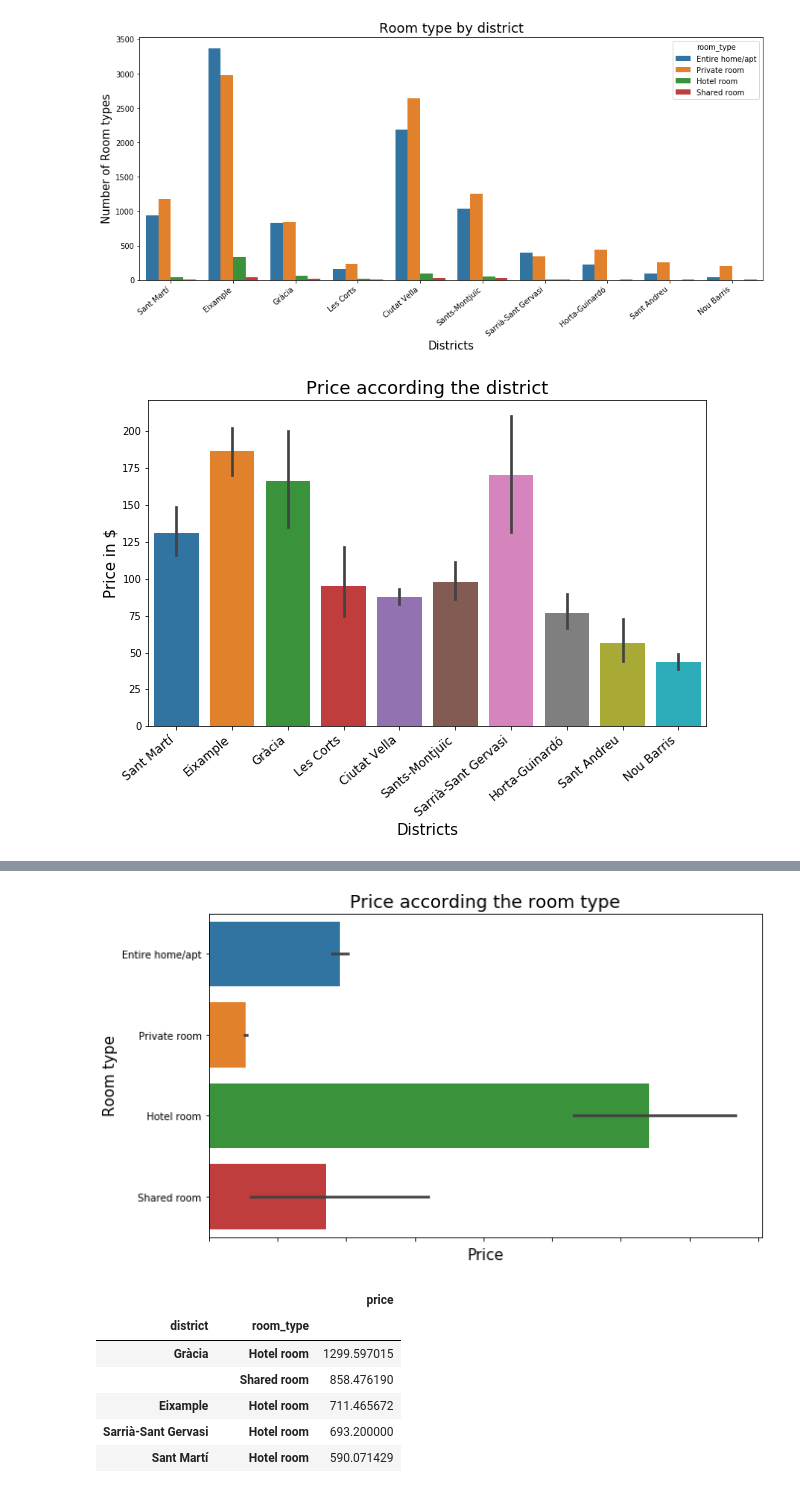
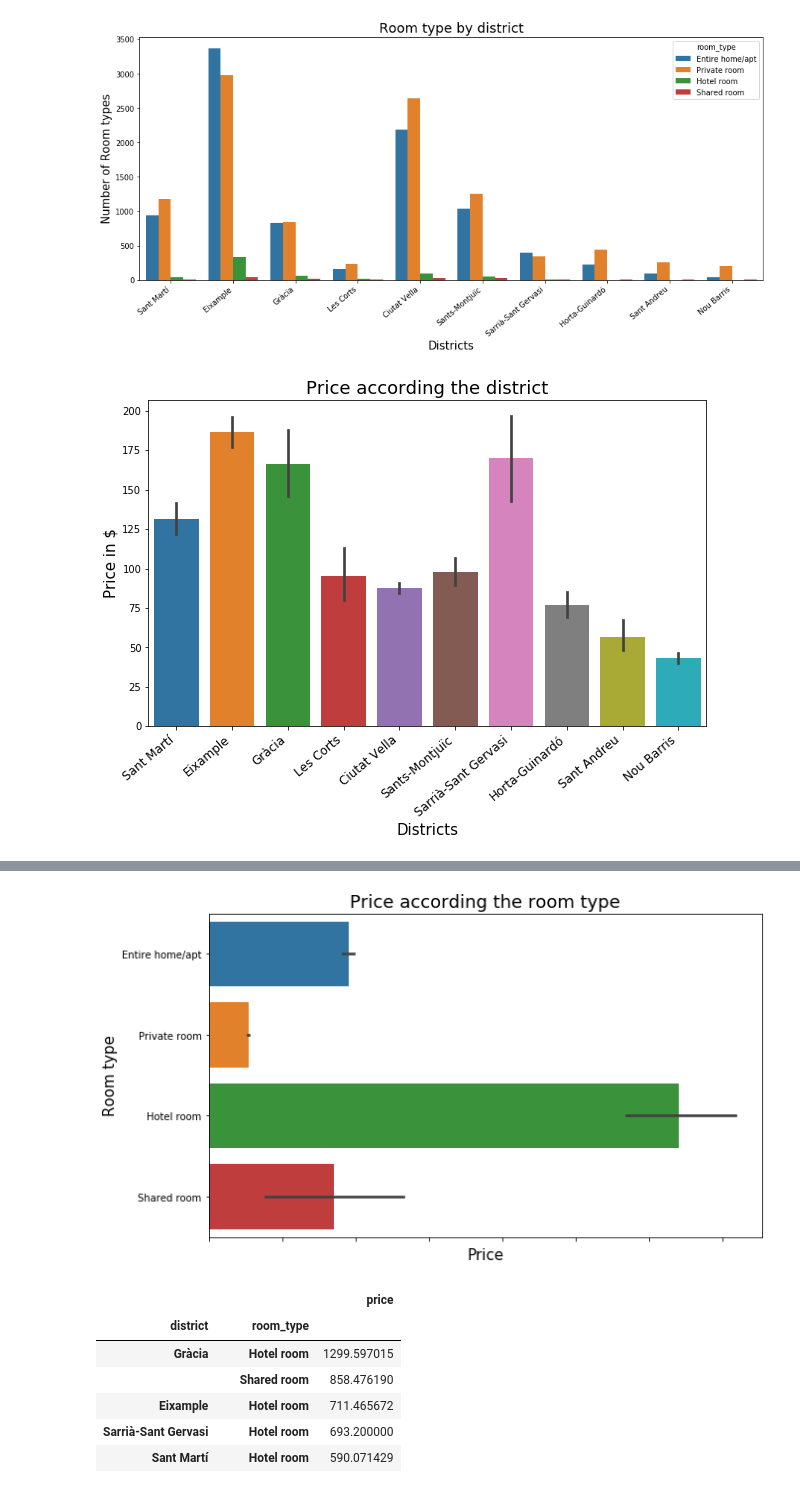
Before and after one commit to TBSantana/Barcelona_AirBnb_Data_Analysis, a Jupyter notebook: AirBnb_Barcelona_2019_Analisys.ipynb, the cells around one changed output, grey strips where cells are left out. Saved outputs shown, nothing was run; the diff lists cells and outputs as text; code cells hidden in the pictures.

```diff
--- a/AirBnb_Barcelona_2019_Analisys.ipynb
+++ b/AirBnb_Barcelona_2019_Analisys.ipynb
@@ -294,7 +294,7 @@ plt.show()
 [figure]
 # %%
 # Barplot function
-def show_barplot(col_x, col_y, x_label, y_label, tittle_):
+def show_barplot(col_x, col_y, x_label, y_label, tittle_, ci):
     '''
     INPUT
         col_x - x column to barplot
@@ -302,6 +302,7 @@ def show_barplot(col_x, col_y, x_label, y_label, tittle_):
         x_label - x label barplot text
         y_label - y label barplot text
         tittle_ - barplot tittle
+        ci - Size of confidence intervals to draw around estimated values
 
     OUTPUT
         Displays a barplot of pretty things related to the col_x and col_y.
@@ -310,7 +311,7 @@ def show_barplot(col_x, col_y, x_label, y_label, tittle_):
     #Standard sizes
     plt.figure(figsize = (10, 6))
     #Draw plot
-    ax = sns.barplot(col_x, col_y)
+    ax = sns.barplot(col_x, col_y, ci=ci)
     #Set the axes
     ax.set_xlabel(x_label, weight='normal', size=15)
     ax.set_ylabel(y_label, weight='normal', size=15)
@@ -321,14 +322,13 @@ def show_barplot(col_x, col_y, x_label, y_label, tittle_):
     plt.show()
 # %%
 #Show relation beetwen price and district
-show_barplot(df.district, df.price, 'Districts', 'Price in $', 'Price according the district')
+show_barplot(df.district, df.price, 'Districts', 'Price in $', 'Price according the district', 80)
 # %% [output]
-[figure, old version]
+[figure, new version]
 # %%
 #Relation beetwen price and type room
-df_price_room_type = df.groupby(['room_type']).mean()['price'].sort_values()
+df_price_room_type = pd.DataFrame(df.groupby(['room_type']).mean()['price'].sort_values())
 print(df_price_room_type)
-
 #Show price per room type
-show_barplot(df.price, df.room_type, 'Price', 'Room type', 'Price according the room type')
+show_barplot(df.price, df.room_type, 'Price', 'Room type', 'Price according the room type', 80)
 # %% [output]
@@ -341,4 +341,4 @@ Name: price, dtype: float64
-[figure, old version]
+[figure, new version]
 # %%
 #Highest median prices according the district and the room type
 pd.DataFrame(df.groupby(['district','room_type']).mean()['price'].sort_values(ascending=False)).head(15)
```
Also changed, not shown: parts of 7 cells of this notebook, 1 other file.
